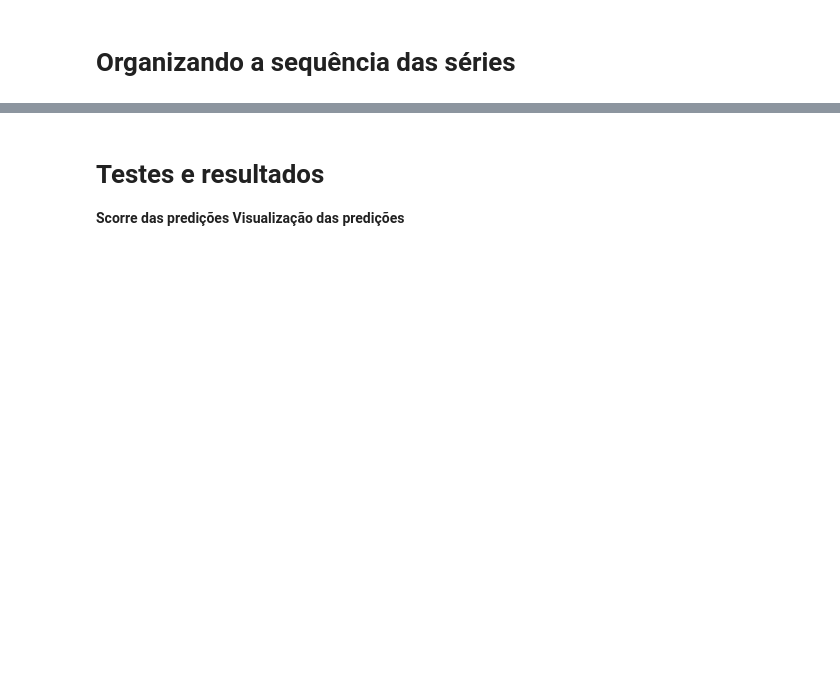
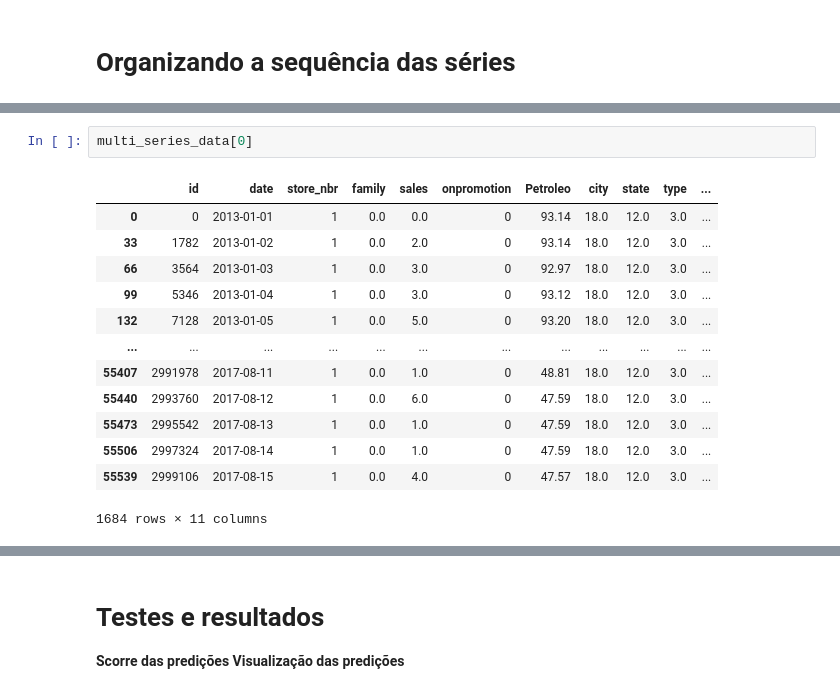
Before and after one commit to FelipeMP94/Time-Series-Forcasting, a Jupyter notebook: Time series Forcasting.ipynb, the cells around one changed output, grey strips where cells are left out. Saved outputs shown, nothing was run; the diff lists cells and outputs as text; blank space fills up the shorter version.

```diff
--- a/Time series Forcasting.ipynb
+++ b/Time series Forcasting.ipynb
@@ -218,0 +197,16 @@ Attributes:
+# %%
+multi_series_data[0]
+# %% [output]
+|  | id | date | store_nbr | family | sales | onpromotion | Petroleo | city | state | type | ... |
+| 0 | 0 | 2013-01-01 | 1 | 0.0 | 0.0 | 0 | 93.14 | 18.0 | 12.0 | 3.0 | ... |
+| 33 | 1782 | 2013-01-02 | 1 | 0.0 | 2.0 | 0 | 93.14 | 18.0 | 12.0 | 3.0 | ... |
+| 66 | 3564 | 2013-01-03 | 1 | 0.0 | 3.0 | 0 | 92.97 | 18.0 | 12.0 | 3.0 | ... |
+| 99 | 5346 | 2013-01-04 | 1 | 0.0 | 3.0 | 0 | 93.12 | 18.0 | 12.0 | 3.0 | ... |
+| 132 | 7128 | 2013-01-05 | 1 | 0.0 | 5.0 | 0 | 93.20 | 18.0 | 12.0 | 3.0 | ... |
+| ... | ... | ... | ... | ... | ... | ... | ... | ... | ... | ... | ... |
+| 55407 | 2991978 | 2017-08-11 | 1 | 0.0 | 1.0 | 0 | 48.81 | 18.0 | 12.0 | 3.0 | ... |
+| 55440 | 2993760 | 2017-08-12 | 1 | 0.0 | 6.0 | 0 | 47.59 | 18.0 | 12.0 | 3.0 | ... |
+| 55473 | 2995542 | 2017-08-13 | 1 | 0.0 | 1.0 | 0 | 47.59 | 18.0 | 12.0 | 3.0 | ... |
+| 55506 | 2997324 | 2017-08-14 | 1 | 0.0 | 1.0 | 0 | 47.59 | 18.0 | 12.0 | 3.0 | ... |
+| 55539 | 2999106 | 2017-08-15 | 1 | 0.0 | 4.0 | 0 | 47.57 | 18.0 | 12.0 | 3.0 | ... |
+1684 rows × 11 columns
```
Also changed, not shown: parts of 21 cells of this notebook.
